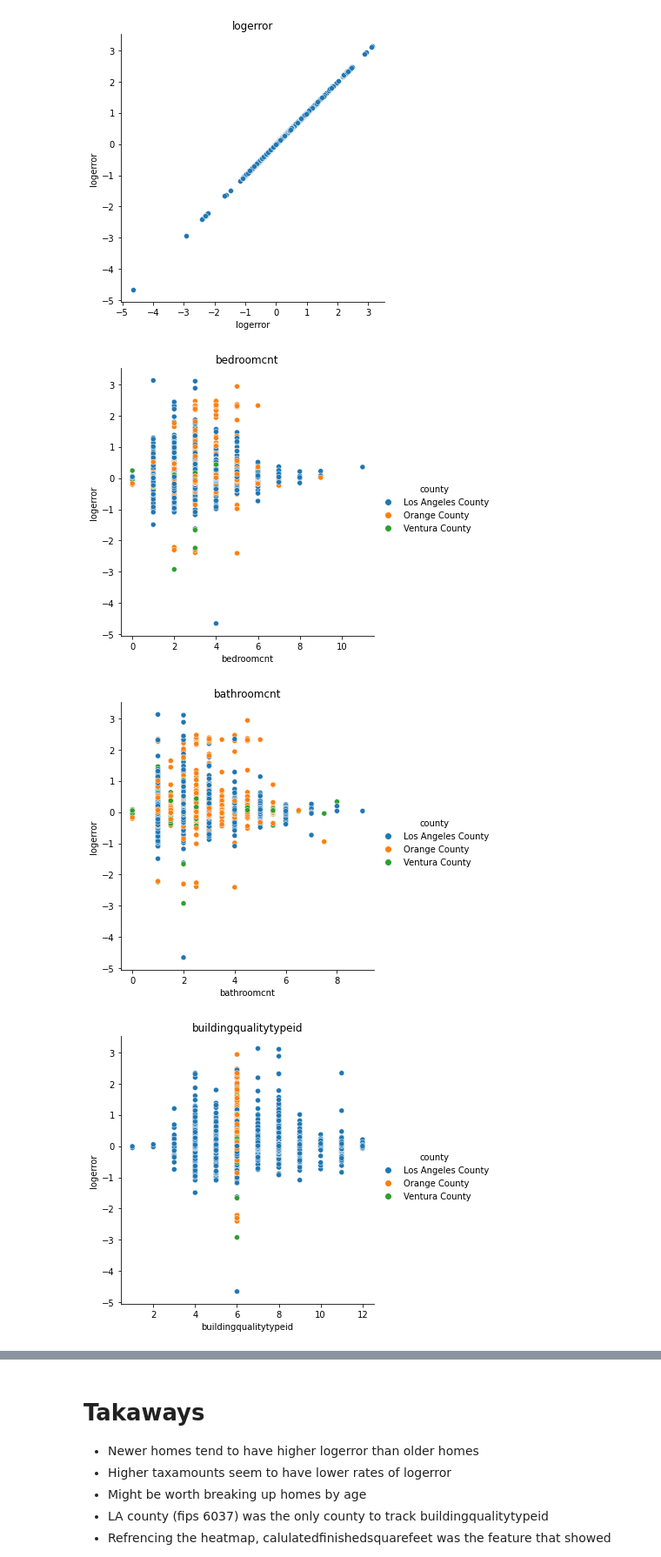
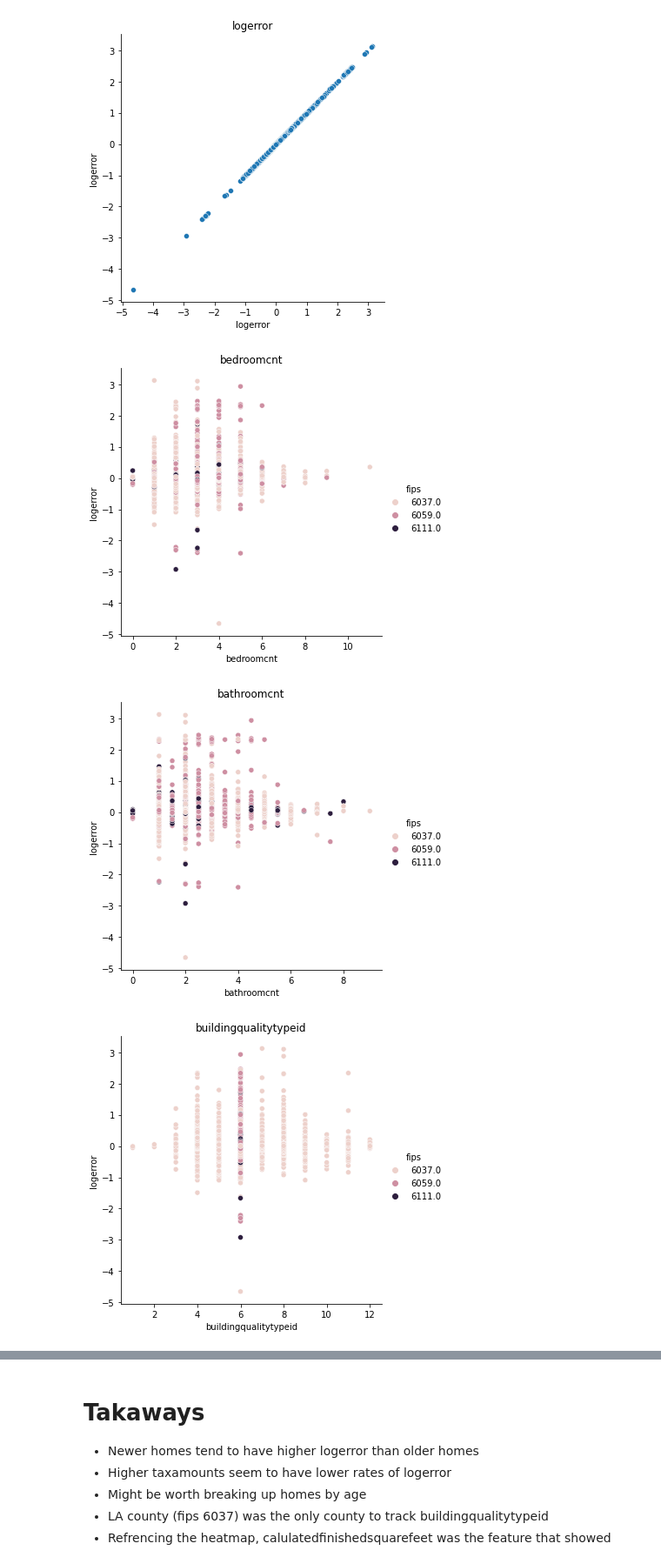
Before and after one commit to BraedenWright/clustering-project, a Jupyter notebook: clustering_workbook.ipynb, the cells around one changed output, grey strips where cells are left out. Shown at 87% size. Saved outputs shown, nothing was run; the diff lists cells and outputs as text; code cells hidden in the pictures.

```diff
--- a/clustering_workbook.ipynb
+++ b/clustering_workbook.ipynb
@@ -50,17 +52,10 @@ Saving to .csv
 # first with the addition of an absolute value column
 df['abs_logerror'] = abs(df.logerror)
 
-# second, an indication of whether the logerror was low or high
-df['logerror_direction'] = np.where(df.logerror < 0, 'low', 'high')
-
-# get county names from fips
-df['county'] = pd.cut(df.fips, bins=[0, 6037.0, 6059.0, 6111.0],
-                             labels = ['Los Angeles County', 'Orange County',
-                             'Ventura County'])
-
-# lastly property age, which helps with visualization
-df.year_built = df.yearbuilt.astype(int)
+# second property age, which helps with visualization
+df.yearbuilt = df.yearbuilt.astype(int)
 df['age'] = 2017 - df.yearbuilt
+df.yearbuilt = df.yearbuilt.astype(object)
 
 df.head(4)
 # %% [output]
@@ -176,10 +171,10 @@ for col in train[exp_columns]:
 [figure]
 # %%
 for col in train[exp_columns]:
-    sns.relplot(x=train[col], y=train.logerror, hue=train.county)
+    sns.relplot(x=train[col], y=train.logerror, hue=train.fips)
     plt.title(col)
     plt.show()
 # %% [output]
-[figure, old version]
+[figure, new version]
-[figure, old version]
+[figure, new version]
-[figure, old version]
+[figure, new version]
```
Also changed, not shown: parts of 56 cells of this notebook, 2 other files.
